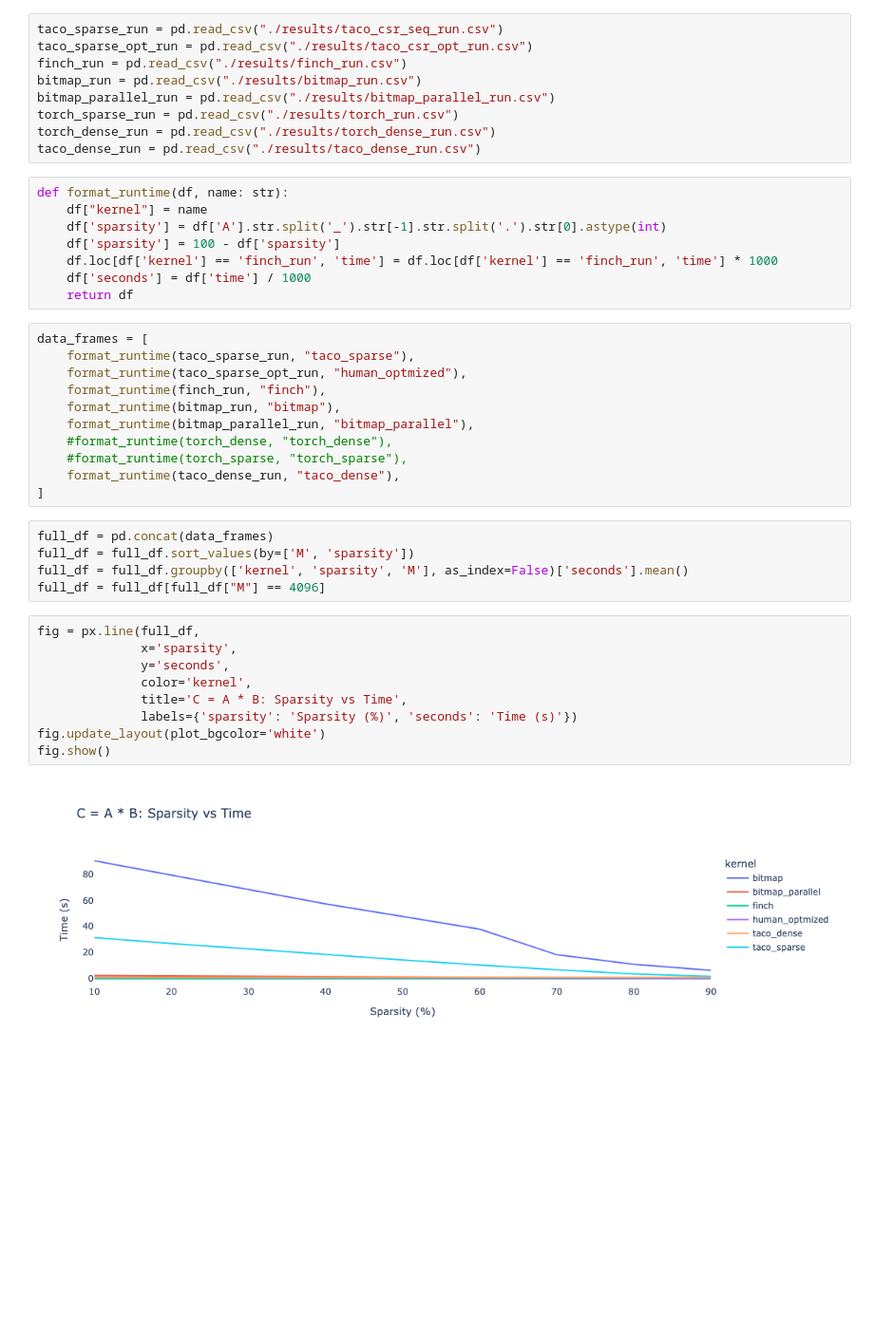
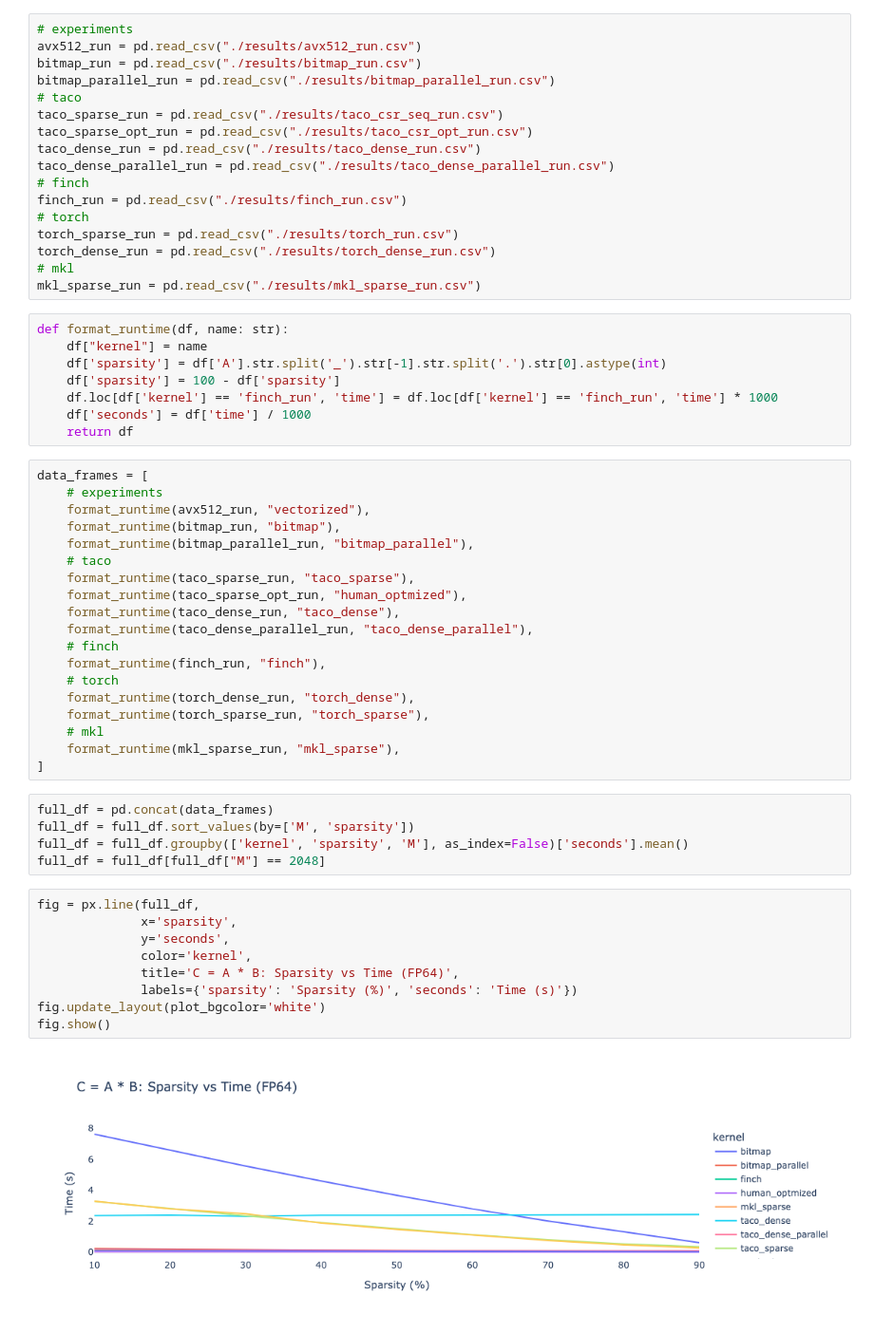
Before and after one commit to AndradeKaio/spgemm-benchmark, a Jupyter notebook: runtime.ipynb, the cells around one changed output. Shown: that part at 95% size. Drawn from its saved outputs; the diff is of its cells as text; blank space fills up the shorter version.

```diff
--- a/runtime.ipynb
+++ b/runtime.ipynb
@@ -3,14 +3,22 @@ import pandas as pd
 import plotly.graph_objects as go
 import plotly.express as px
 # %%
+# experiments
+avx512_run = pd.read_csv("./results/avx512_run.csv")
+bitmap_run = pd.read_csv("./results/bitmap_run.csv")
+bitmap_parallel_run = pd.read_csv("./results/bitmap_parallel_run.csv")
+# taco
 taco_sparse_run = pd.read_csv("./results/taco_csr_seq_run.csv")
 taco_sparse_opt_run = pd.read_csv("./results/taco_csr_opt_run.csv")
+taco_dense_run = pd.read_csv("./results/taco_dense_run.csv")
+taco_dense_parallel_run = pd.read_csv("./results/taco_dense_parallel_run.csv")
+# finch
 finch_run = pd.read_csv("./results/finch_run.csv")
-bitmap_run = pd.read_csv("./results/bitmap_run.csv")
-bitmap_parallel_run = pd.read_csv("./results/bitmap_parallel_run.csv")
+# torch
 torch_sparse_run = pd.read_csv("./results/torch_run.csv")
 torch_dense_run = pd.read_csv("./results/torch_dense_run.csv")
-taco_dense_run = pd.read_csv("./results/taco_dense_run.csv")
+# mkl
+mkl_sparse_run = pd.read_csv("./results/mkl_sparse_run.csv")
 # %%
 def format_runtime(df, name: str):
     df["kernel"] = name
@@ -21,28 +29,36 @@ def format_runtime(df, name: str):
     return df
 # %%
 data_frames = [
+    # experiments
+    format_runtime(avx512_run, "vectorized"),
+    format_runtime(bitmap_run, "bitmap"),
+    format_runtime(bitmap_parallel_run, "bitmap_parallel"),
+    # taco
     format_runtime(taco_sparse_run, "taco_sparse"),
     format_runtime(taco_sparse_opt_run, "human_optmized"),
+    format_runtime(taco_dense_run, "taco_dense"),
+    format_runtime(taco_dense_parallel_run, "taco_dense_parallel"),
+    # finch
     format_runtime(finch_run, "finch"),
-    format_runtime(bitmap_run, "bitmap"),
-    format_runtime(bitmap_parallel_run, "bitmap_parallel"),
-    #format_runtime(torch_dense, "torch_dense"),
-    #format_runtime(torch_sparse, "torch_sparse"),
-    format_runtime(taco_dense_run, "taco_dense"),
+    # torch
+    format_runtime(torch_dense_run, "torch_dense"),
+    format_runtime(torch_sparse_run, "torch_sparse"),
+    # mkl
+    format_runtime(mkl_sparse_run, "mkl_sparse"),
 ]
 # %%
 full_df = pd.concat(data_frames)
 full_df = full_df.sort_values(by=['M', 'sparsity'])
 full_df = full_df.groupby(['kernel', 'sparsity', 'M'], as_index=False)['seconds'].mean()
-full_df = full_df[full_df["M"] == 4096]
+full_df = full_df[full_df["M"] == 2048]
 # %%
 fig = px.line(full_df,
               x='sparsity',
               y='seconds',
               color='kernel',
-              title='C = A * B: Sparsity vs Time',
+              title='C = A * B: Sparsity vs Time (FP64)',
               labels={'sparsity': 'Sparsity (%)', 'seconds': 'Time (s)'})
 fig.update_layout(plot_bgcolor='white')
 fig.show()
 # %% [output]
-[figure, old version]
+[figure, new version]
```
Also changed, not shown: 2 other files.
